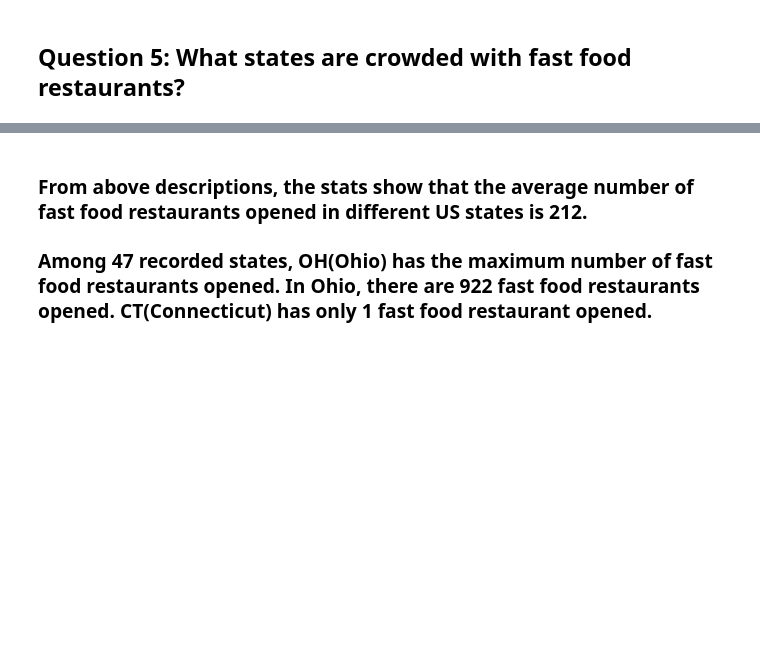
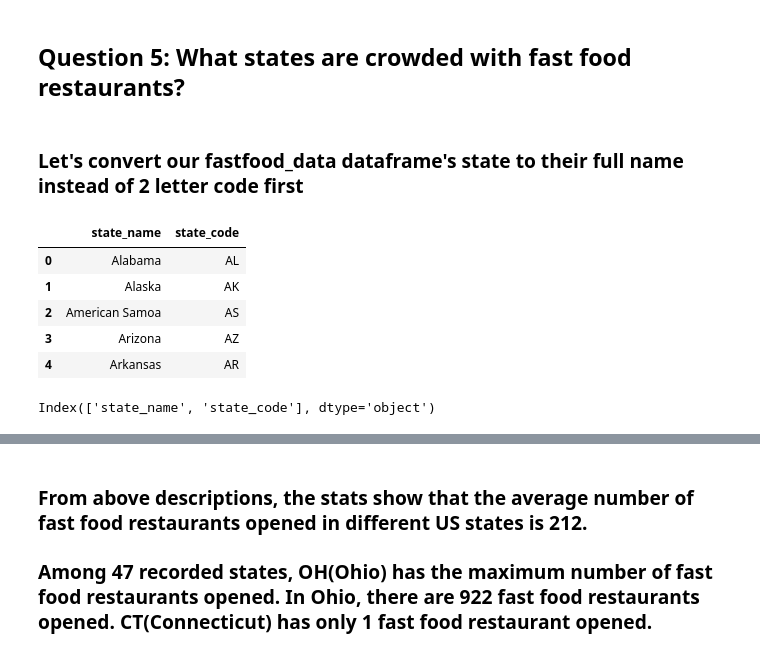
Before and after one commit to KangboLu/American-Fastfood-Exploratory-Data-Analysis, a Jupyter notebook: Detailed EDA with Visualizations.ipynb, the cells around one changed output, grey strips where cells are left out. Cells and saved outputs as stored; diff of their text form; code cells hidden in the pictures; blank space fills up the shorter version.

```diff
--- a/Detailed EDA with Visualizations.ipynb
+++ b/Detailed EDA with Visualizations.ipynb
@@ -828,3 +1030,20 @@ plt.show()
 #### From above pie-chart, we can see 75.5% of the cities in our dataset has only opened 1-3 fast food restaurants.
 # %% [markdown]
 ## Question 5: What states are crowded with fast food restaurants?
+# %% [markdown]
+### Let's convert our fastfood_data dataframe's state to their full name instead of 2 letter code first
+# %%
+# input 2 letter code name for easier conversion
+us_state_names = pd.read_csv('../input/us2letterstatecodecsv/US-2-letter-state-code.csv')
+us_state_names.head()
+# %% [output]
+|  | state_name | state_code |
+| 0 | Alabama | AL |
+| 1 | Alaska | AK |
+| 2 | American Samoa | AS |
+| 3 | Arizona | AZ |
+| 4 | Arkansas | AR |
+# %%
+us_state_names.columns
+# %% [output]
+Index(['state_name', 'state_code'], dtype='object')
```
Also changed, not shown: parts of 49 cells of this notebook.
